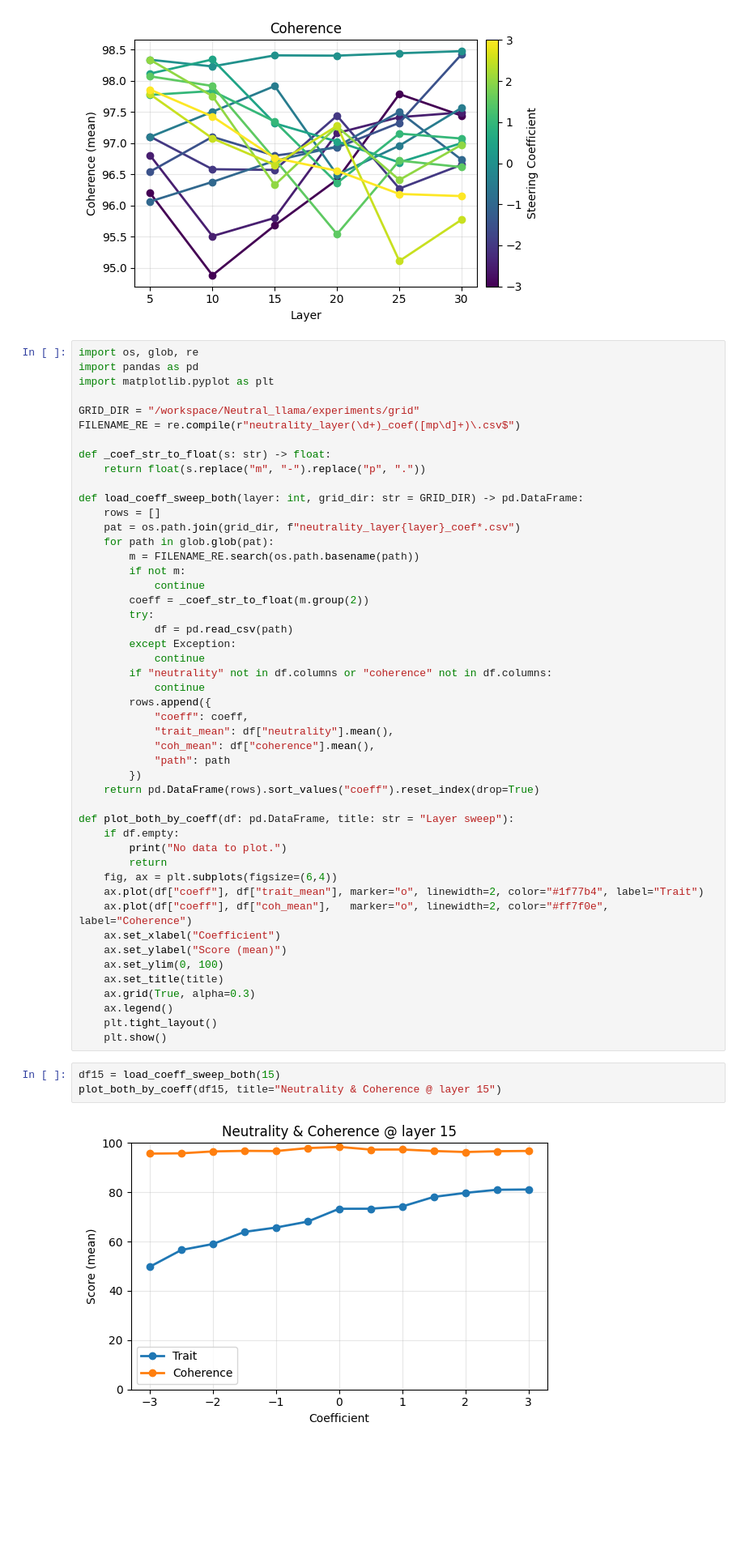
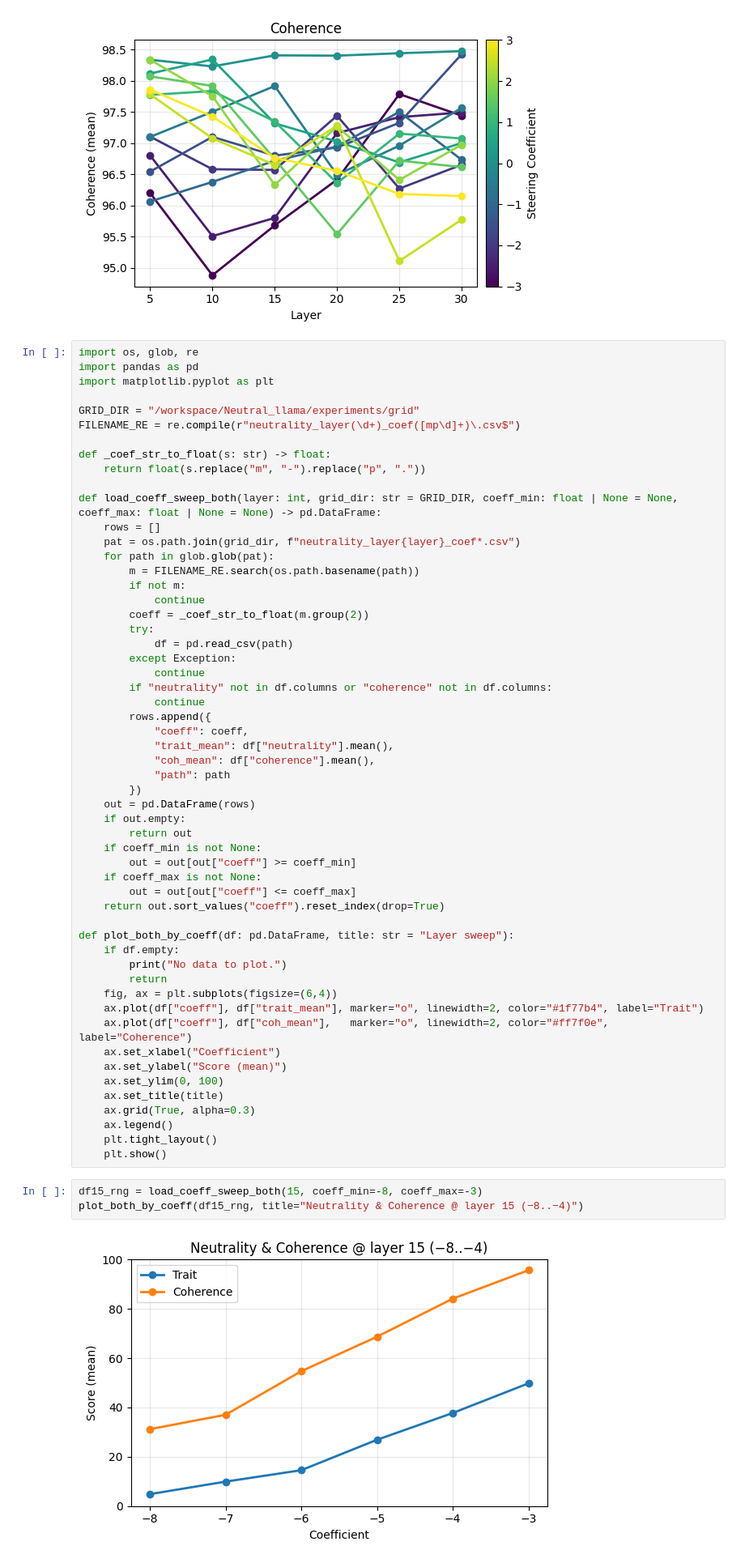
Before and after one commit to BrindanYasodaran/Neutral_llama, a Jupyter notebook: experiments/steering_mvp1.ipynb, the cells around one changed output. Shown: that part at 81% size. Cells and saved outputs as stored; diff of their text form; blank space fills up the shorter version.

```diff
--- a/experiments/steering_mvp1.ipynb
+++ b/experiments/steering_mvp1.ipynb
@@ -357,7 +357,7 @@ FILENAME_RE = re.compile(r"neutrality_layer(\d+)_coef([mp\d]+)\.csv$")
 def _coef_str_to_float(s: str) -> float:
     return float(s.replace("m", "-").replace("p", "."))
 
-def load_coeff_sweep_both(layer: int, grid_dir: str = GRID_DIR) -> pd.DataFrame:
+def load_coeff_sweep_both(layer: int, grid_dir: str = GRID_DIR, coeff_min: float | None = None, coeff_max: float | None = None) -> pd.DataFrame:
     rows = []
     pat = os.path.join(grid_dir, f"neutrality_layer{layer}_coef*.csv")
     for path in glob.glob(pat):
@@ -377,7 +377,14 @@ def load_coeff_sweep_both(layer: int, grid_dir: str = GRID_DIR) -> pd.DataFrame:
             "coh_mean": df["coherence"].mean(),
             "path": path
         })
-    return pd.DataFrame(rows).sort_values("coeff").reset_index(drop=True)
+    out = pd.DataFrame(rows)
+    if out.empty:
+        return out
+    if coeff_min is not None:
+        out = out[out["coeff"] >= coeff_min]
+    if coeff_max is not None:
+        out = out[out["coeff"] <= coeff_max]
+    return out.sort_values("coeff").reset_index(drop=True)
 
 def plot_both_by_coeff(df: pd.DataFrame, title: str = "Layer sweep"):
     if df.empty:
@@ -395,7 +402,7 @@ def plot_both_by_coeff(df: pd.DataFrame, title: str = "Layer sweep"):
     plt.tight_layout()
     plt.show()
 # %%
-df15 = load_coeff_sweep_both(15)
-plot_both_by_coeff(df15, title="Neutrality & Coherence @ layer 15")
+df15_rng = load_coeff_sweep_both(15, coeff_min=-8, coeff_max=-3)
+plot_both_by_coeff(df15_rng, title="Neutrality & Coherence @ layer 15 (−8..−4)")
 # %% [output]
-[figure, old version]
+[figure, new version]
```
Also changed, not shown: parts of 7 cells of this notebook, 17 other files.
